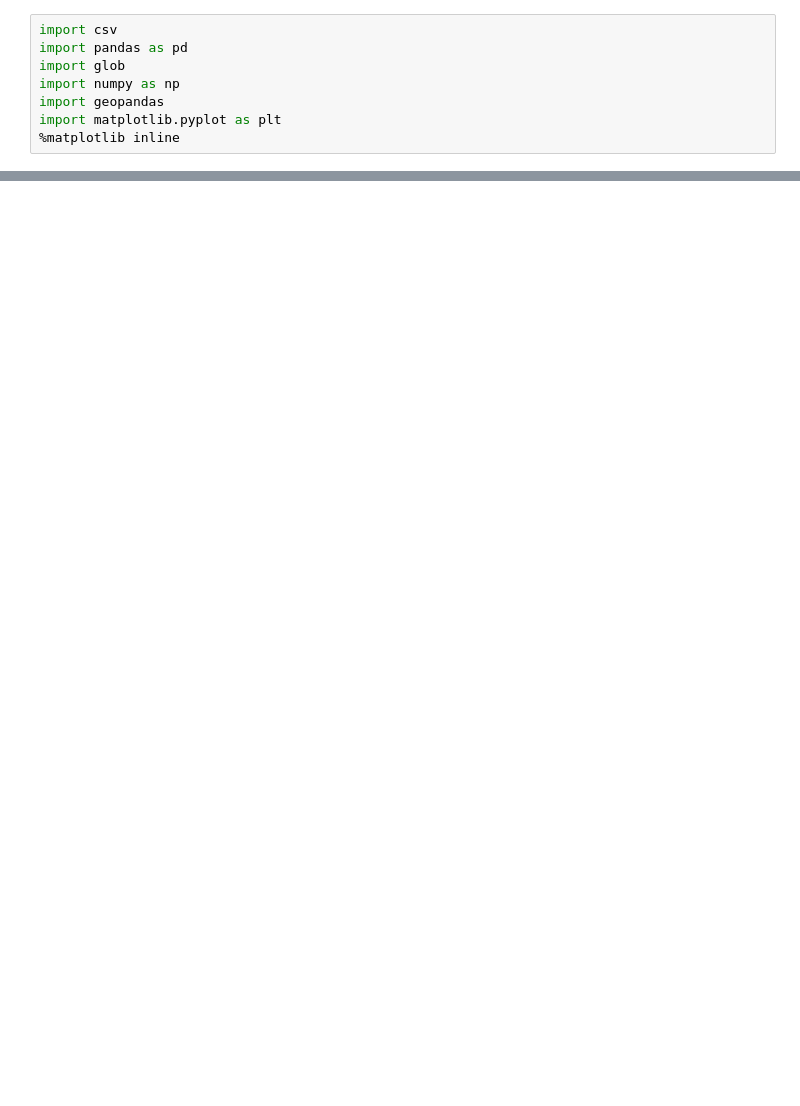
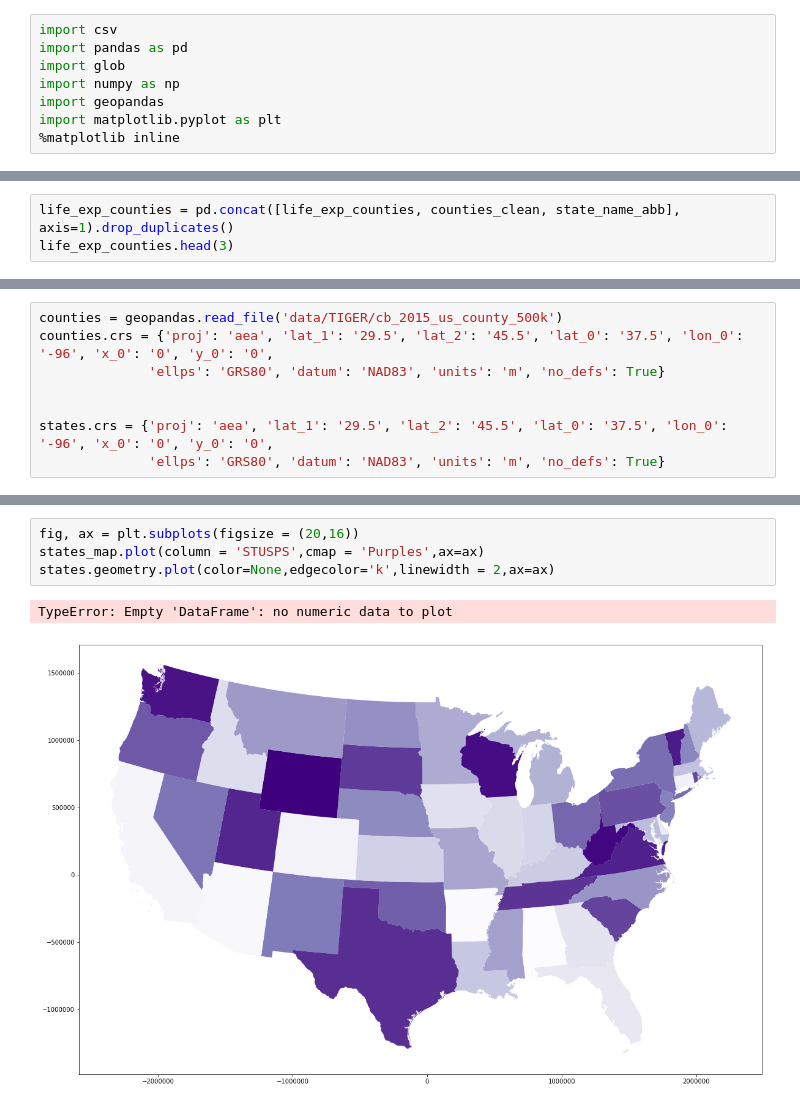
Before and after one commit to sly-username/healthcare_analysis_project, a Jupyter notebook: life_expectancies_us_map.ipynb, the cells around one changed output, grey strips where cells are left out. Cells and saved outputs as stored; diff of their text form; blank space fills up the shorter version.

```diff
--- a/life_expectancies_us_map.ipynb
+++ b/life_expectancies_us_map.ipynb
@@ -88,0 +63,3 @@ See the caveats in the documentation: http://pandas.pydata.org/pandas-docs/stabl
+# %%
+life_exp_counties = pd.concat([life_exp_counties, counties_clean, state_name_abb], axis=1).drop_duplicates()
+life_exp_counties.head(3)
@@ -88,0 +74,8 @@ See the caveats in the documentation: http://pandas.pydata.org/pandas-docs/stabl
+# %%
+counties = geopandas.read_file('data/TIGER/cb_2015_us_county_500k')
+counties.crs = {'proj': 'aea', 'lat_1': '29.5', 'lat_2': '45.5', 'lat_0': '37.5', 'lon_0': '-96', 'x_0': '0', 'y_0': '0',
+              'ellps': 'GRS80', 'datum': 'NAD83', 'units': 'm', 'no_defs': True}
+
+
+states.crs = {'proj': 'aea', 'lat_1': '29.5', 'lat_2': '45.5', 'lat_0': '37.5', 'lon_0': '-96', 'x_0': '0', 'y_0': '0',
+              'ellps': 'GRS80', 'datum': 'NAD83', 'units': 'm', 'no_defs': True}
@@ -88,0 +98,7 @@ See the caveats in the documentation: http://pandas.pydata.org/pandas-docs/stabl
+# %%
+fig, ax = plt.subplots(figsize = (20,16))
+states_map.plot(column = 'STUSPS',cmap = 'Purples',ax=ax)
+states.geometry.plot(color=None,edgecolor='k',linewidth = 2,ax=ax)
+# %% [output]
+TypeError: Empty 'DataFrame': no numeric data to plot
+[figure, added]
```
Also changed, not shown: parts of 26 cells of this notebook.
